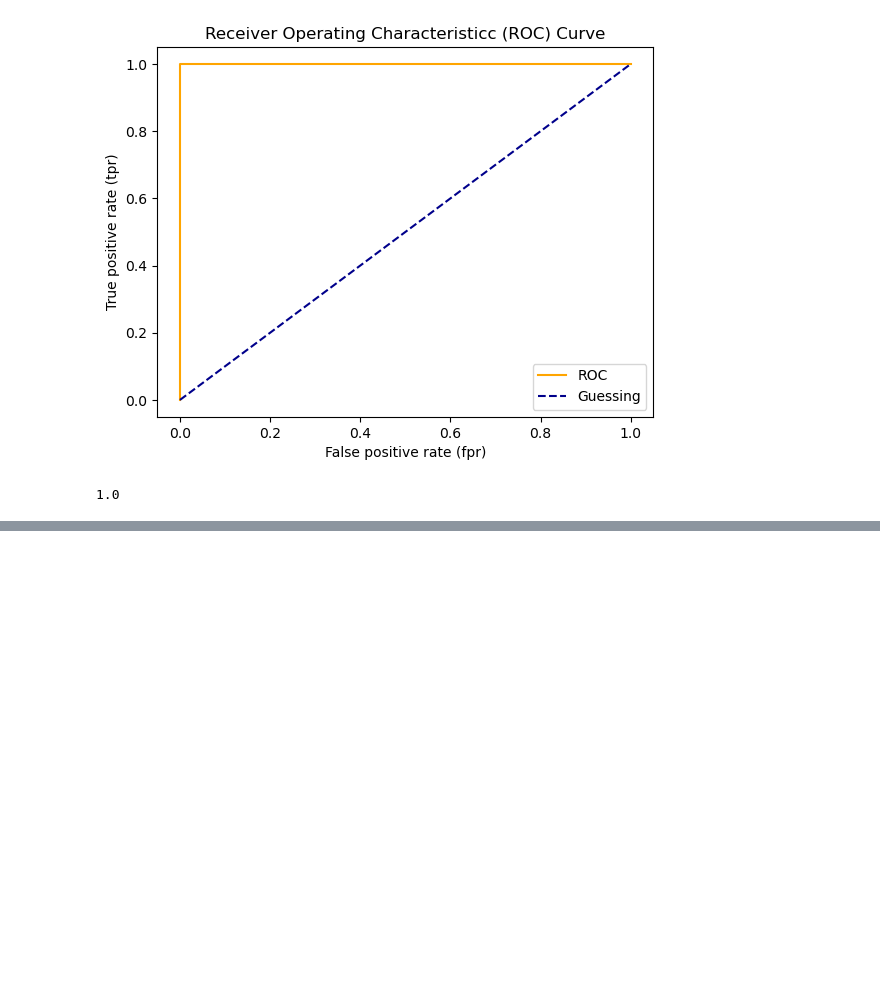
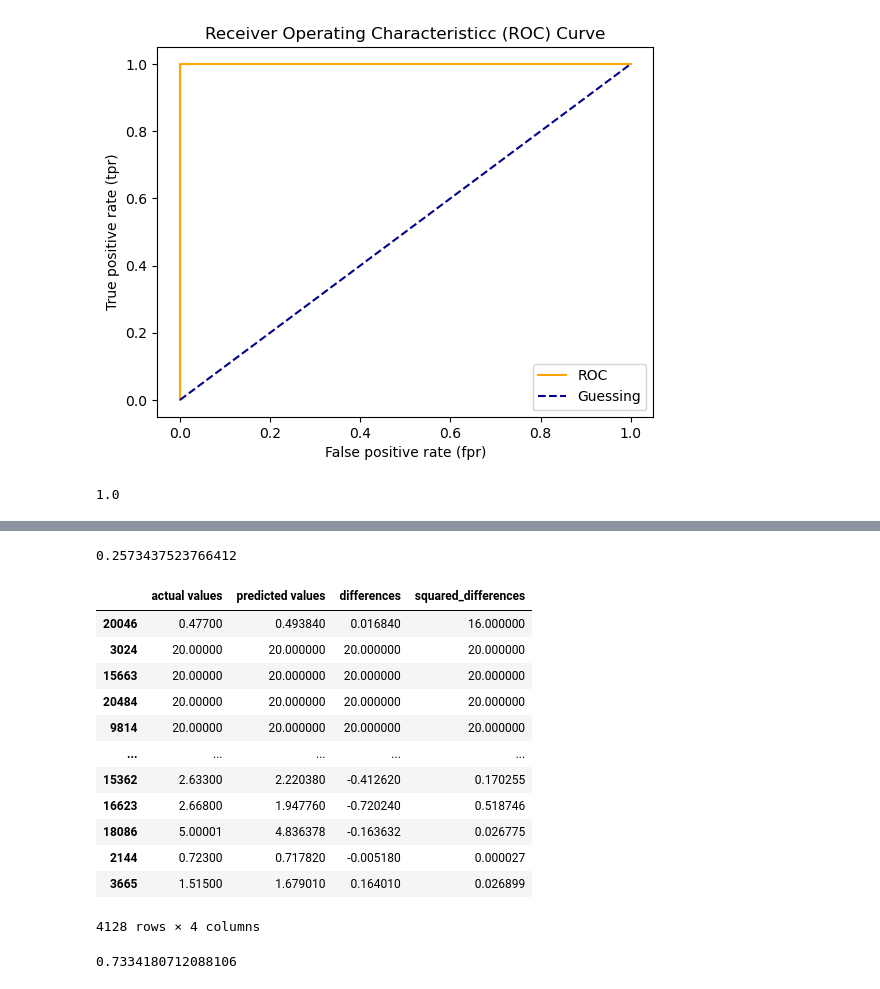
Before and after one commit to TheArcus02/ML-Course, a Jupyter notebook: sample_project_1/scikit-learn-introduction.ipynb, the cells around one changed output, grey strips where cells are left out. Cells and saved outputs as stored; diff of their text form; code cells hidden in the pictures; blank space fills up the shorter version.

```diff
--- a/sample_project_1/scikit-learn-introduction.ipynb
+++ b/sample_project_1/scikit-learn-introduction.ipynb
@@ -1228,0 +1402,7 @@ roc_auc_score(y_test, y_test)
+# %%
+# MAE
+from sklearn.metrics import mean_absolute_error
+
+y_preds = model.predict(X_test)
+mae = mean_absolute_error(y_test, y_preds)
+mae
@@ -1228,0 +1411,6 @@ roc_auc_score(y_test, y_test)
+# %%
+df = pd.DataFrame(data={'actual values': y_test,
+                        'predicted values': y_preds})
+
+df['differences'] = df['predicted values'] - df['actual values']
+df.head(10)
@@ -1228,0 +1447,3 @@ roc_auc_score(y_test, y_test)
+# %%
+df["squared_differences"] = np.square(df["differences"])
+df.head(10)
@@ -1228,0 +1468,3 @@ roc_auc_score(y_test, y_test)
+# %%
+df_large_error = df.copy()
+df_large_error.iloc[0]['squared_differences'] = 16
@@ -1228,0 +1480,27 @@ roc_auc_score(y_test, y_test)
+# %%
+# Calculate MSE with large error
+df_large_error['squared_differences'].mean()
+# %% [output]
+0.2573437523766412
+# %%
+df_large_error.iloc[1:100] = 20
+df_large_error
+# %% [output]
+|  | actual values | predicted values | differences | squared_differences |
+| 20046 | 0.47700 | 0.493840 | 0.016840 | 16.000000 |
+| 3024 | 20.00000 | 20.000000 | 20.000000 | 20.000000 |
+| 15663 | 20.00000 | 20.000000 | 20.000000 | 20.000000 |
+| 20484 | 20.00000 | 20.000000 | 20.000000 | 20.000000 |
+| 9814 | 20.00000 | 20.000000 | 20.000000 | 20.000000 |
+| ... | ... | ... | ... | ... |
+| 15362 | 2.63300 | 2.220380 | -0.412620 | 0.170255 |
+| 16623 | 2.66800 | 1.947760 | -0.720240 | 0.518746 |
+| 18086 | 5.00001 | 4.836378 | -0.163632 | 0.026775 |
+| 2144 | 0.72300 | 0.717820 | -0.005180 | 0.000027 |
+| 3665 | 1.51500 | 1.679010 | 0.164010 | 0.026899 |
+4128 rows × 4 columns
+# %%
+# Calculate MSE with large error
+df_large_error['squared_differences'].mean()
+# %% [output]
+0.7334180712088106
```
Also changed, not shown: parts of 48 cells of this notebook.
